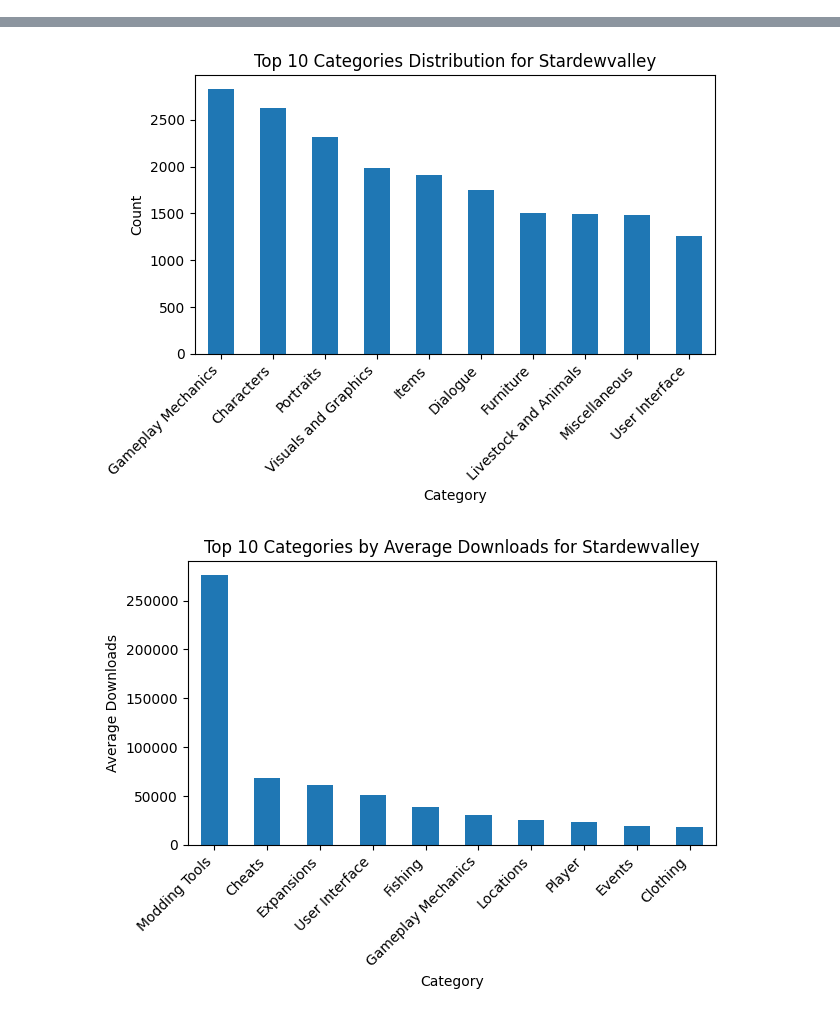
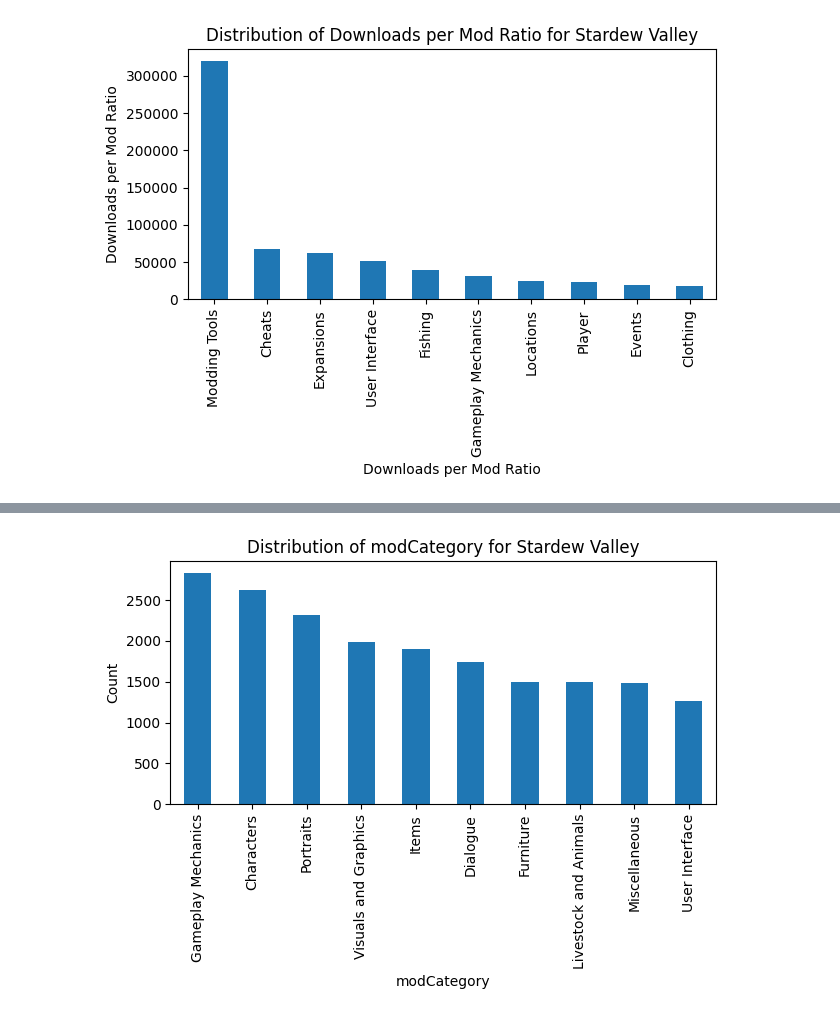
Before and after one commit to dipikarajesh18/mod_analysis, a Jupyter notebook: analysis_stardew.ipynb, the cells around one changed output, grey strips where cells are left out. Drawn from its saved outputs; the diff is of its cells as text; code cells hidden in the pictures.

```diff
--- a/analysis_stardew.ipynb
+++ b/analysis_stardew.ipynb
@@ -27,3 +27,8 @@ au.get_top_by_downloads(df, game_name=game_name)
+# %%
+downloads_num_mods_category_ratio = au.get_downloads_num_mods_category_ratio(df, game_name=game_name, category_column="modCategory")
+au.plot_value_distribution(downloads_num_mods_category_ratio, category_values=downloads_num_mods_category_ratio, category_column="Downloads per Mod Ratio", metric="Downloads per Mod Ratio", game_name="Stardew Valley")
+# %% [output]
+[figure, added]
 # %%
 # most downloaded
 df.nlargest(10, "downloads")
@@ -39,13 +44,3 @@ df.nlargest(10, "downloads")
 | 30127 | 4 | CJB Cheats Menu | A simple in-game cheats menu with... | 9674046 | 218862 | 2016-03-07 22:28:20+00:00 | 2026-03-15 16:48:25+00:00 | Cheats | {'memberId': 1552317, 'name': 'Pa... | ... |
 | 29709 | 541 | Lookup Anything | See live info about whatever's un... | 9178567 | 187026 | 2016-09-19 02:37:08+00:00 | 2026-03-15 02:54:41+00:00 | User Interface | {'memberId': 1552317, 'name': 'Pa... | ... |
 | 28888 | 1720 | Json Assets | Lets content packs add custom con... | 7506873 | 161601 | 2017-12-28 18:09:52+00:00 | 2025-10-18 19:47:54+00:00 | Modding Tools | {'memberId': 34250790, 'name': 's... | ... |
-# %%
-# drop SMAPI mod
-try_df = df[df["name"] != "SMAPI - Stardew Modding API"]
-try_df = df[df["name"] != "Content Patcher"]
-
-au.get_top_categories(try_df, game_name=game_name)
-au.get_top_by_downloads(try_df, game_name=game_name)
-# %% [output]
-[figure, removed]
-[figure, removed]
@@ -51,0 +50,5 @@ au.get_top_by_downloads(try_df, game_name=game_name)
+# %%
+category_counts = au.get_category_values(filtered_df, game_name=game_name, category_column="modCategory", type="count")
+au.plot_value_distribution(category_counts, category_values=category_counts, category_column="modCategory", metric="Count", game_name="Stardew Valley")
+# %% [output]
+[figure, added]
```
Also changed, not shown: parts of 10 cells of this notebook, 9 other files.
